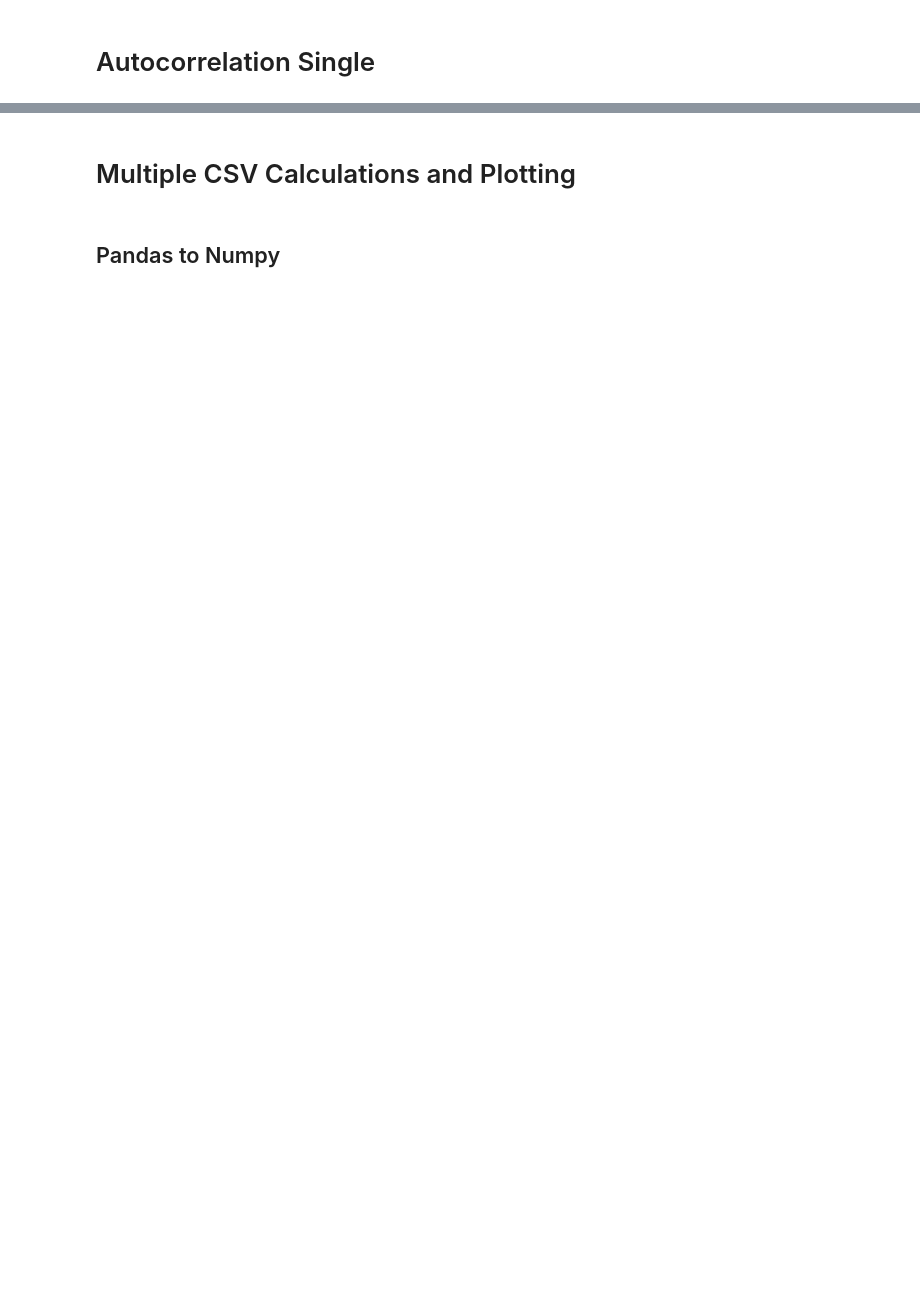
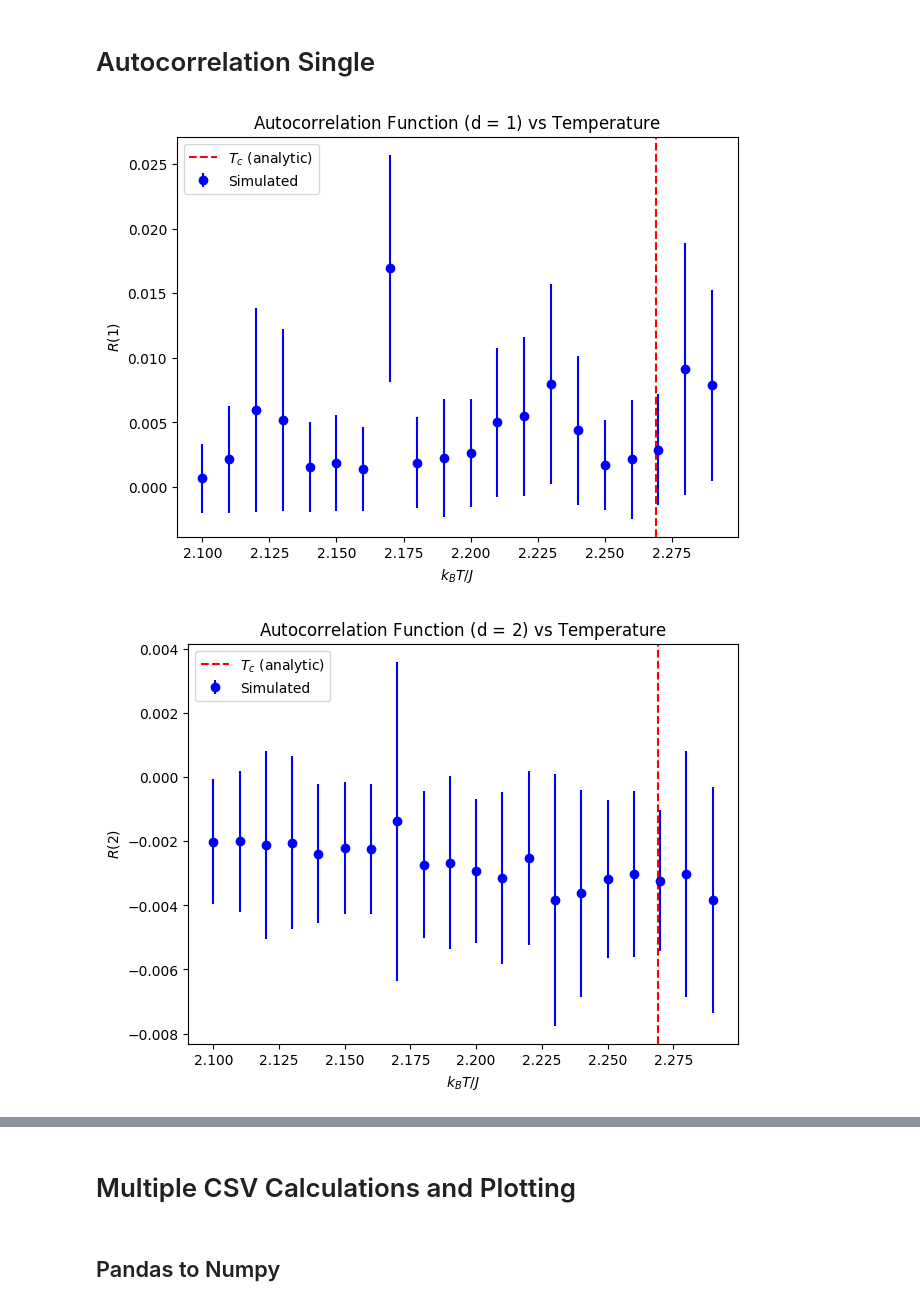
Before and after one commit to DarkLordProgrammer/ising, a Jupyter notebook: ising_plot.ipynb, the cells around one changed output, grey strips where cells are left out. Drawn from its saved outputs; the diff is of its cells as text; code cells hidden in the pictures; blank space fills up the shorter version.

```diff
--- a/ising_plot.ipynb
+++ b/ising_plot.ipynb
@@ -255,2 +260,8 @@ Reduced chi squared (analytic): inf
 # %% [markdown]
 # Autocorrelation Single
+# %%
+for d, (R_mean, R_std) in enumerate(zip(R_mean_matrix, R_std_matrix), start=1):
+    create_T_plot(mean=R_mean, std=R_std, symbol=f'R({d})', name=f'Autocorrelation Function (d = ${d}$)', log_plot = False, expected_crit_exp=0.0) #zeros_like forces std to default which is then propagated for ln
+# %% [output]
+[figure, added]
+[figure, added]
```
Also changed, not shown: parts of 9 cells of this notebook, 3 other files.
